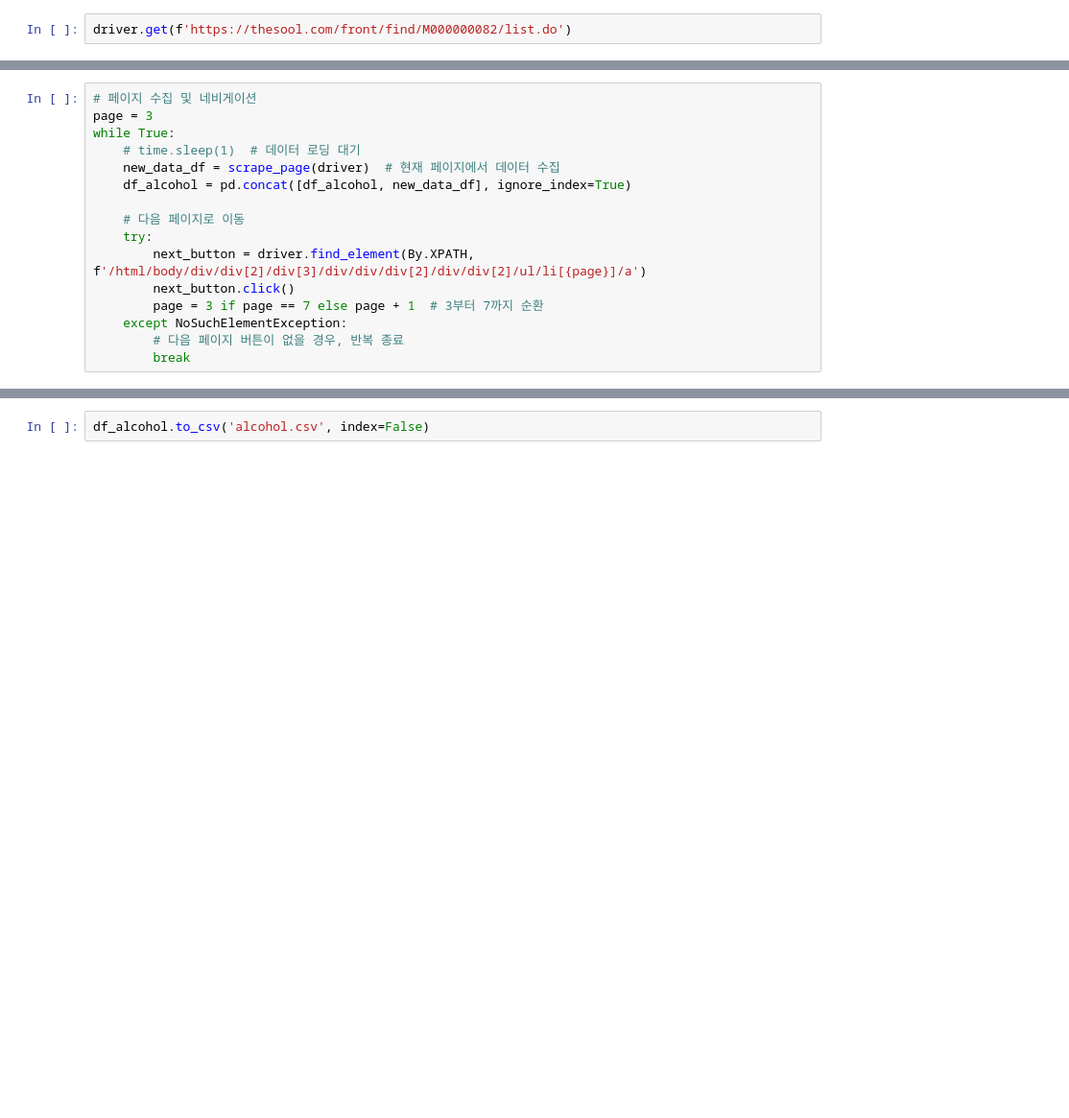
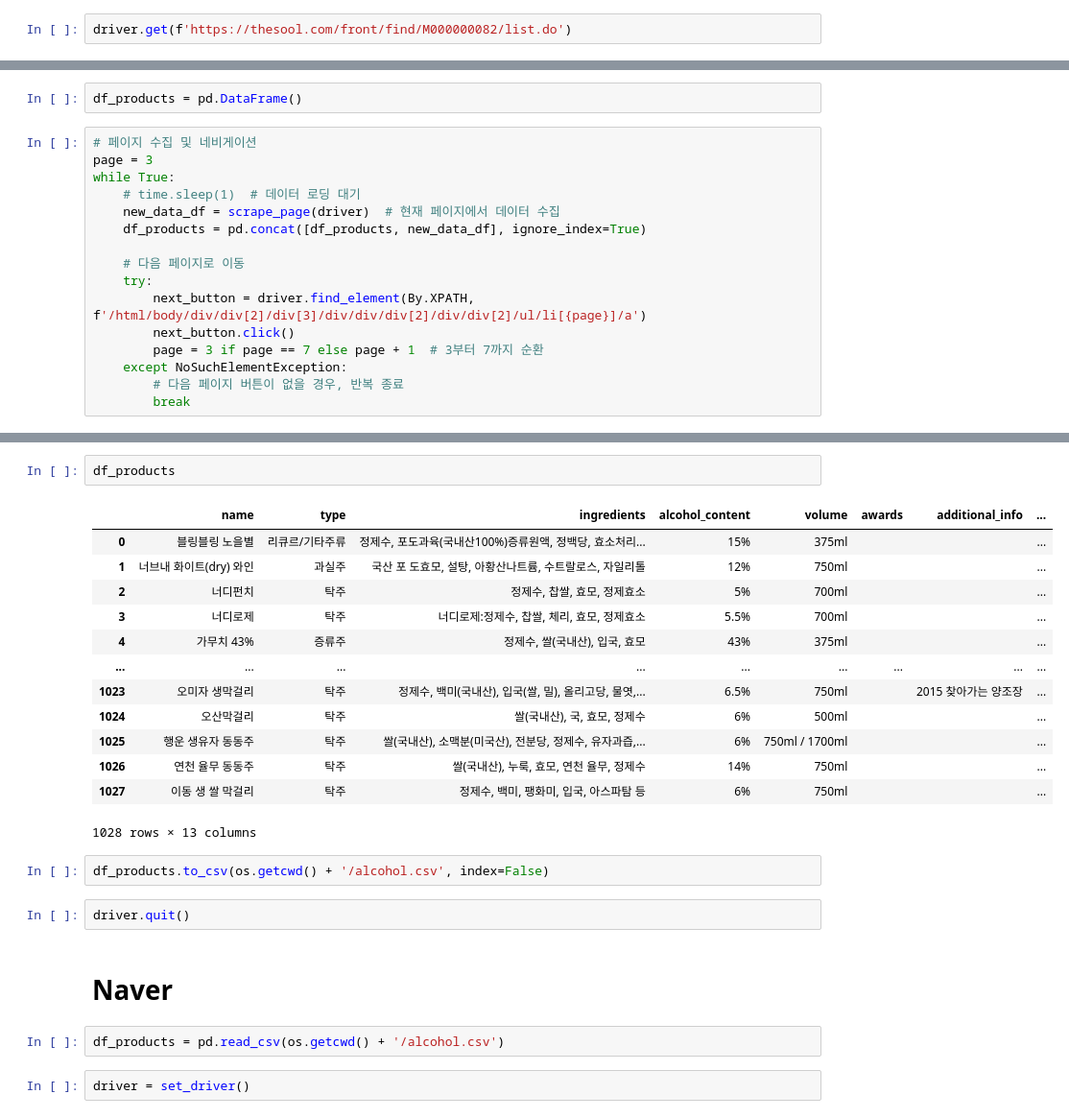
Before and after one commit to seohyeonShin/FeelFlask, a Jupyter notebook: data/data_crawling.ipynb, the cells around one changed output, grey strips where cells are left out. Shown at 96% size. Drawn from its saved outputs; the diff is of its cells as text; blank space fills up the shorter version.

Commit message:
crawl naver shopping

```diff
--- a/data/data_crawling.ipynb
+++ b/data/data_crawling.ipynb
@@ -104,10 +104,12 @@ df_alcohol = pd.DataFrame(columns=['type', 'ingredients', 'alcohol_content', 'vo
+# %%
+df_products = pd.DataFrame()
 # %%
 # 페이지 수집 및 네비게이션
 page = 3
 while True:
     # time.sleep(1)  # 데이터 로딩 대기
     new_data_df = scrape_page(driver)  # 현재 페이지에서 데이터 수집
-    df_alcohol = pd.concat([df_alcohol, new_data_df], ignore_index=True)
+    df_products = pd.concat([df_products, new_data_df], ignore_index=True)
 
     # 다음 페이지로 이동
     try:
@@ -136,2 +122,26 @@ df_alcohol
+# %%
+df_products
+# %% [output]
+|  | name | type | ingredients | alcohol_content | volume | awards | additional_info | ... |
+| 0 | 블링블링 노을별 | 리큐르/기타주류 | 정제수, 포도과육(국내산100%)증류원액, 정백당, 효소처리... | 15% | 375ml |  |  | ... |
+| 1 | 너브내 화이트(dry) 와인 | 과실주 | 국산 포 도효모, 설탕, 아황산나트륨, 수트랄로스, 자일리톨 | 12% | 750ml |  |  | ... |
+| 2 | 너디펀치 | 탁주 | 정제수, 찹쌀, 효모, 정제효소 | 5% | 700ml |  |  | ... |
+| 3 | 너디로제 | 탁주 | 너디로제:정제수, 찹쌀, 체리, 효모, 정제효소 | 5.5% | 700ml |  |  | ... |
+| 4 | 가무치 43% | 증류주 | 정제수, 쌀(국내산), 입국, 효모 | 43% | 375ml |  |  | ... |
+| ... | ... | ... | ... | ... | ... | ... | ... | ... |
+| 1023 | 오미자 생막걸리 | 탁주 | 정제수, 백미(국내산), 입국(쌀, 밀), 올리고당, 물엿,... | 6.5% | 750ml |  | 2015 찾아가는 양조장 | ... |
+| 1024 | 오산막걸리 | 탁주 | 쌀(국내산), 국, 효모, 정제수 | 6% | 500ml |  |  | ... |
+| 1025 | 행운 생유자 동동주 | 탁주 | 쌀(국내산), 소맥분(미국산), 전분당, 정제수, 유자과즙,... | 6% | 750ml / 1700ml |  |  | ... |
+| 1026 | 연천 율무 동동주 | 탁주 | 쌀(국내산), 누룩, 효모, 연천 율무, 정제수 | 14% | 750ml |  |  | ... |
+| 1027 | 이동 생 쌀 막걸리 | 탁주 | 정제수, 백미, 팽화미, 입국, 아스파탐 등 | 6% | 750ml |  |  | ... |
+1028 rows × 13 columns
 # %%
-df_alcohol.to_csv('alcohol.csv', index=False)
+df_products.to_csv(os.getcwd() + '/alcohol.csv', index=False)
+# %%
+driver.quit()
+# %% [markdown]
+# Naver
+# %%
+df_products = pd.read_csv(os.getcwd() + '/alcohol.csv')
+# %%
+driver = set_driver()
```
Also changed, not shown: parts of 17 cells of this notebook, 1 other file.
